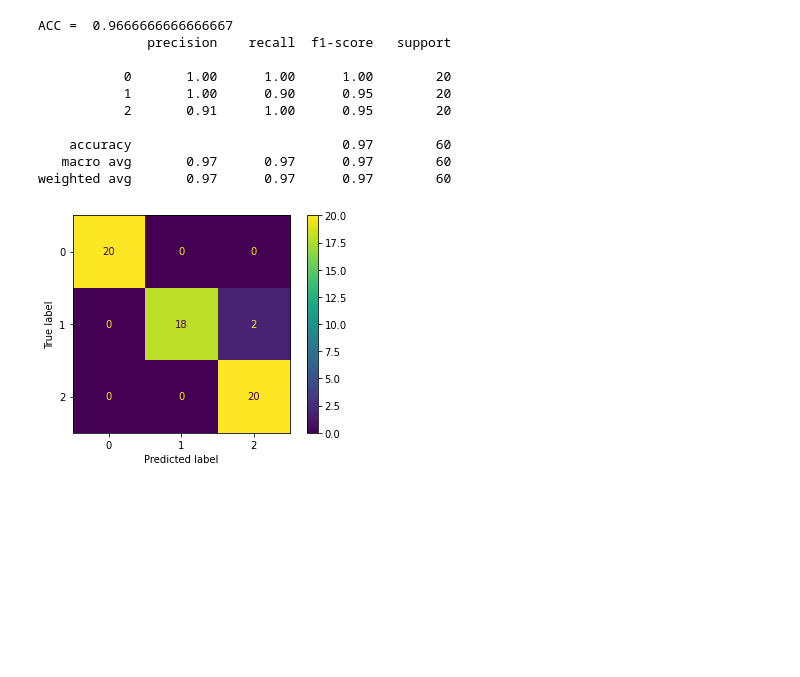
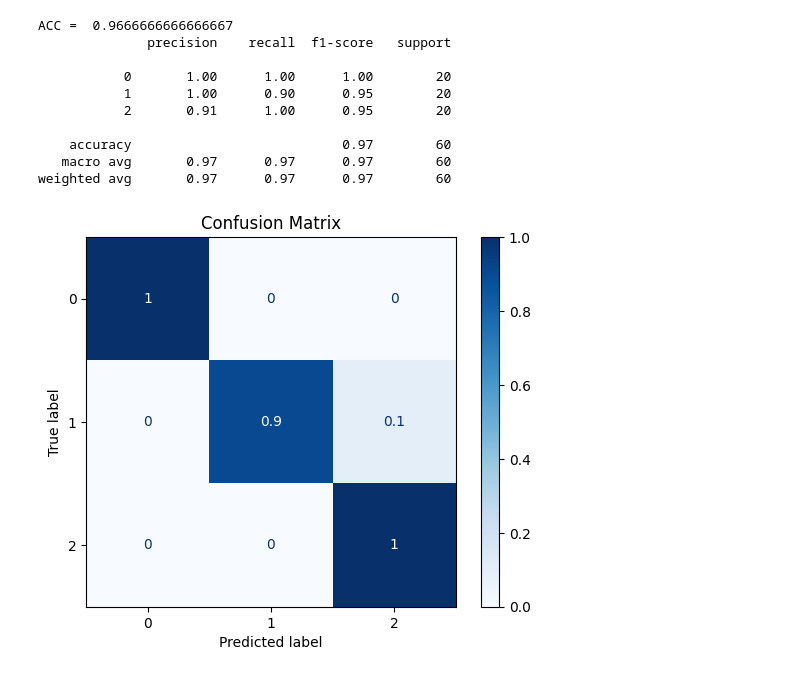
Before and after one commit to encoras/Artificial-Intelligence-Group, a Jupyter notebook: MLP_test.ipynb, the cells around one changed output. Drawn from its saved outputs; the diff is of its cells as text; code cells hidden in the pictures; blank space fills up the shorter version.

```diff
--- a/MLP_test.ipynb
+++ b/MLP_test.ipynb
@@ -317,9 +362,17 @@ ACC =  0.9666666666666667
     accuracy                           0.97        60
    macro avg       0.97      0.97      0.97        60
 weighted avg       0.97      0.97      0.97        60
-# %%
-from sklearn.metrics import plot_confusion_matrix
-plot_confusion_matrix(grid, X_test_std, y_test)
-plt.show()
-# %% [output]
-[figure, removed]
+# %%
+from sklearn.metrics import ConfusionMatrixDisplay
+
+disp = ConfusionMatrixDisplay.from_estimator(
+    grid,                # your fitted model
+    X_test_std,          # standardized test data
+    y_test,              # ground truth labels
+    cmap='Blues',
+    normalize='true'     # optional: shows proportions instead of raw counts
+)
+disp.ax_.set_title("Confusion Matrix")
+plt.show()
+# %% [output]
+[figure, added]
```
Also changed, not shown: parts of 6 cells of this notebook.
